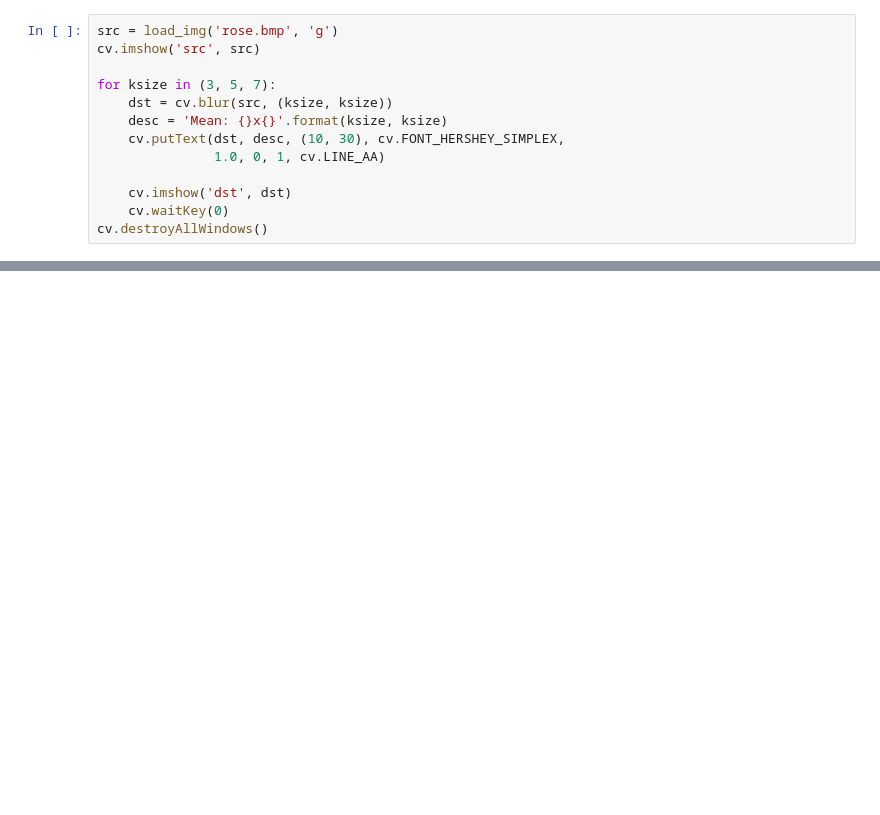
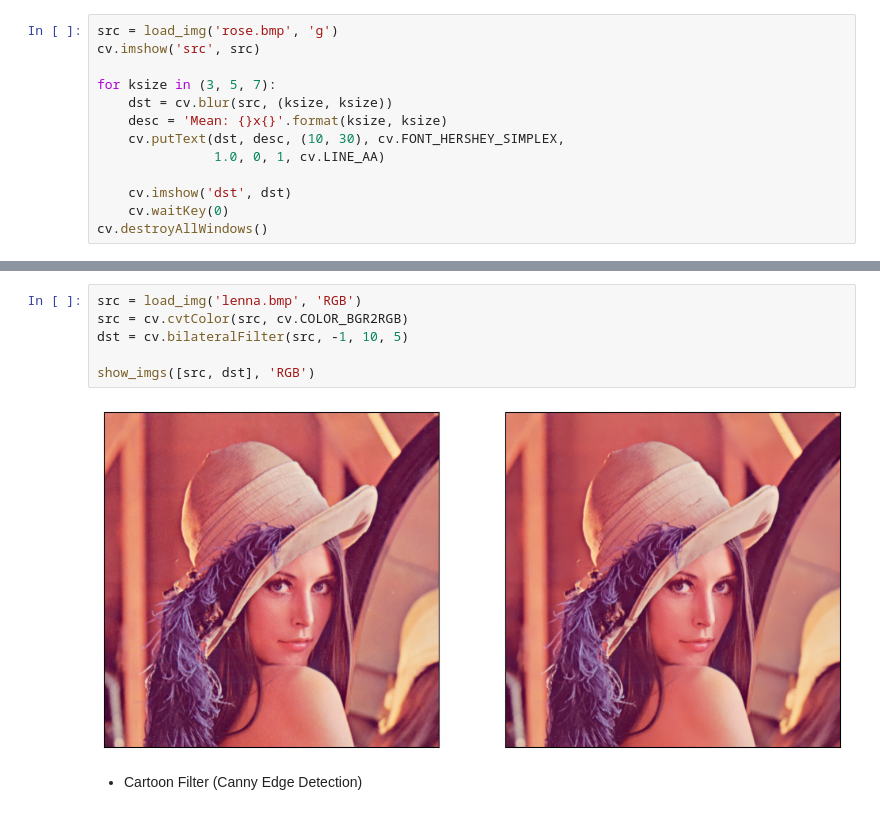
Before and after one commit to AI-sangbeom/Personal-Study, a Jupyter notebook: OpenCV/필터링.ipynb, the cells around one changed output, grey strips where cells are left out. Drawn from its saved outputs; the diff is of its cells as text; blank space fills up the shorter version.

```diff
--- a/OpenCV/필터링.ipynb
+++ b/OpenCV/필터링.ipynb
@@ -56,0 +113,10 @@ cv.destroyAllWindows()
+# %%
+src = load_img('lenna.bmp', 'RGB')
+src = cv.cvtColor(src, cv.COLOR_BGR2RGB)
+dst = cv.bilateralFilter(src, -1, 10, 5)
+
+show_imgs([src, dst], 'RGB')
+# %% [output]
+[figure, added]
+# %% [markdown]
+- Cartoon Filter (Canny Edge Detection)
```
Also changed, not shown: parts of 13 cells of this notebook.
